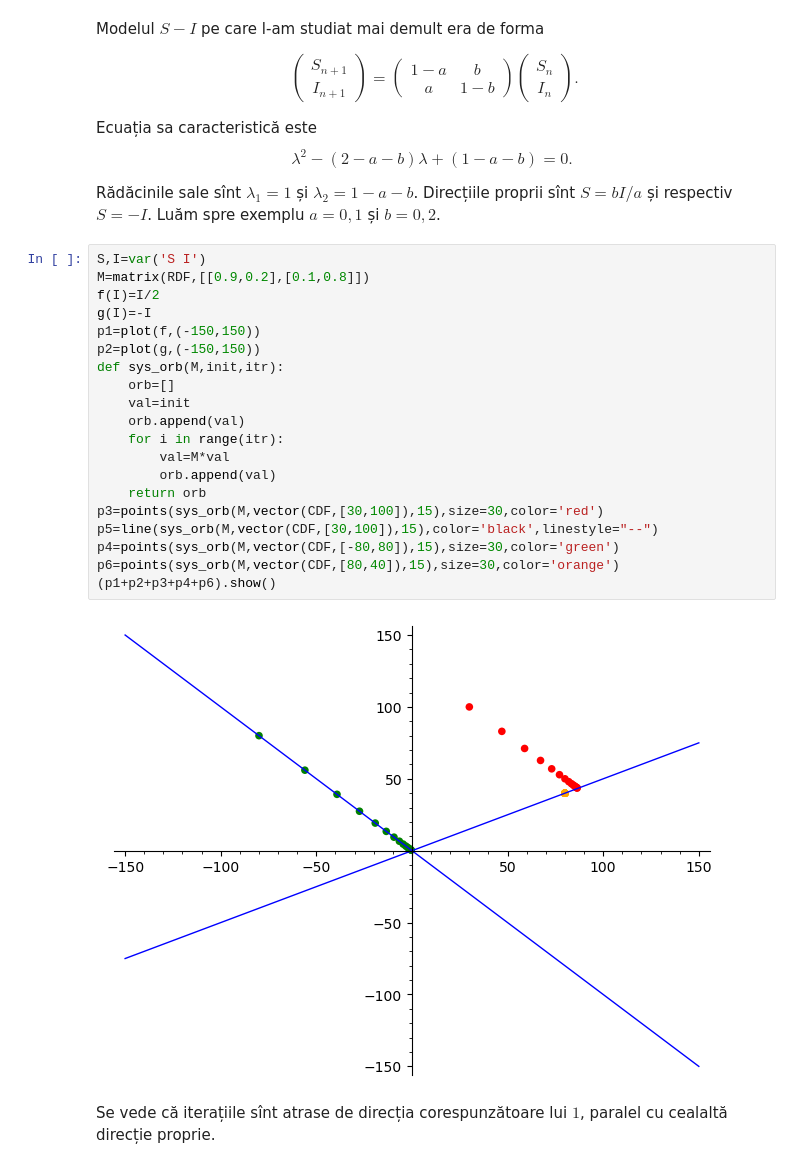
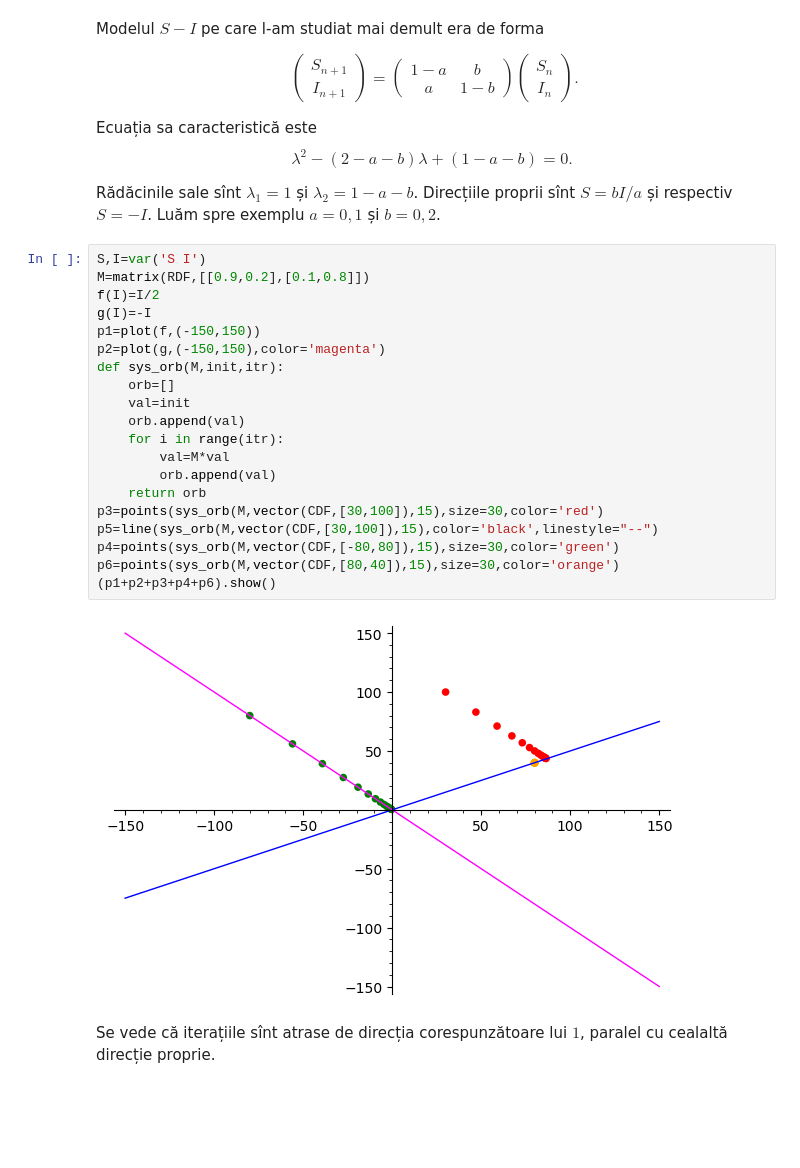
Before and after one commit to adhalanay/curs-ecologie, a Jupyter notebook: Cursul9.ipynb, the cells around one changed output. Saved outputs shown, nothing was run; the diff lists cells and outputs as text; blank space fills up the shorter version.

```diff
--- a/Cursul9.ipynb
+++ b/Cursul9.ipynb
@@ -313,25 +310,25 @@ $a=0,1$ și $b=0,2$.
 # %%
 S,I=var('S I')
 M=matrix(RDF,[[0.9,0.2],[0.1,0.8]])
 f(I)=I/2
 g(I)=-I
 p1=plot(f,(-150,150))
-p2=plot(g,(-150,150))
+p2=plot(g,(-150,150),color='magenta')
 def sys_orb(M,init,itr):
     orb=[]
     val=init
     orb.append(val)
     for i in range(itr):
         val=M*val
         orb.append(val)
     return orb
 p3=points(sys_orb(M,vector(CDF,[30,100]),15),size=30,color='red')
 p5=line(sys_orb(M,vector(CDF,[30,100]),15),color='black',linestyle="--")
 p4=points(sys_orb(M,vector(CDF,[-80,80]),15),size=30,color='green')
 p6=points(sys_orb(M,vector(CDF,[80,40]),15),size=30,color='orange')
 (p1+p2+p3+p4+p6).show()
 # %% [output]
-[figure, old version]
+[figure, new version]
 # %% [markdown]
 Se vede că iterațiile sînt atrase de direcția corespunzătoare lui $1$, paralel cu cealaltă direcție proprie.
 # %% [markdown]
```
Also changed, not shown: parts of 20 cells of this notebook, 1 other file.
